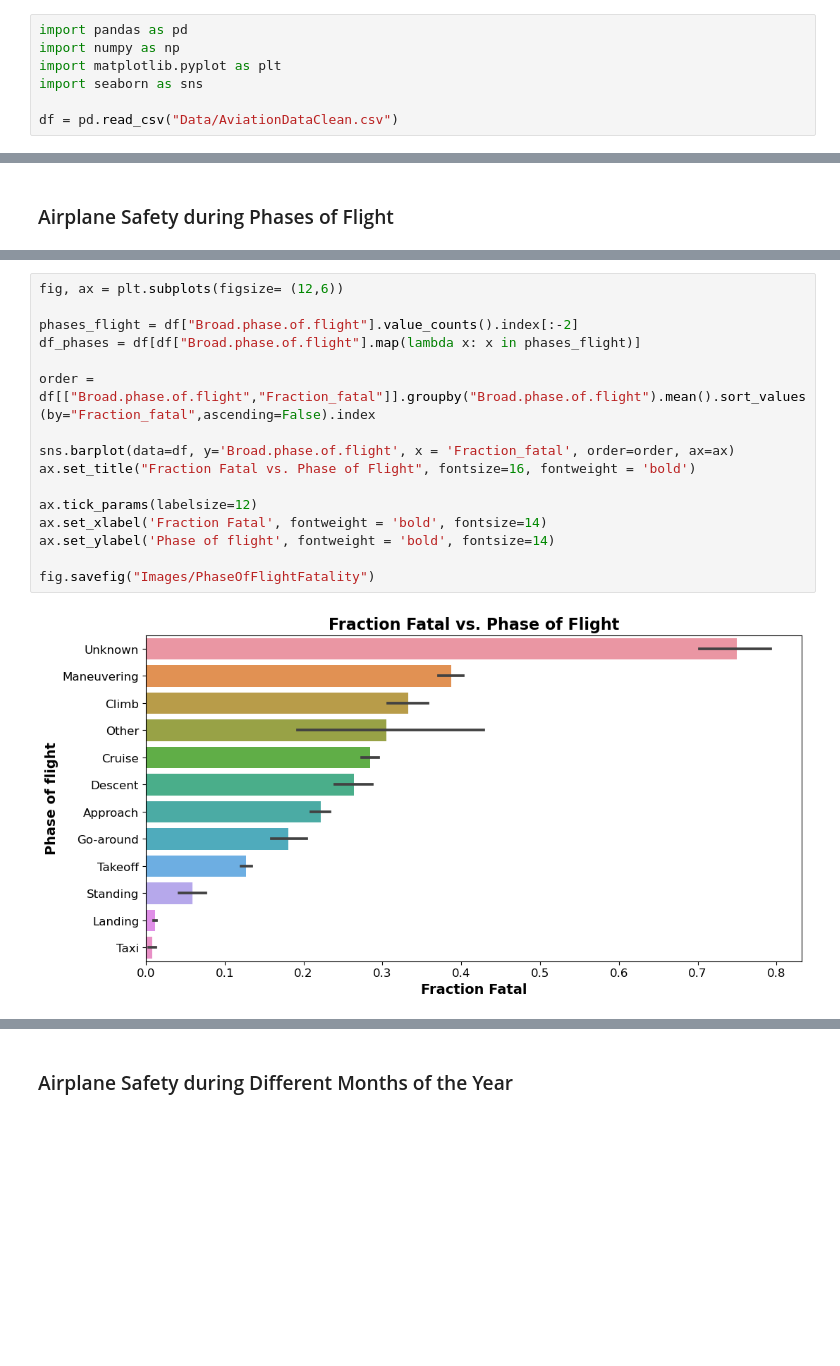
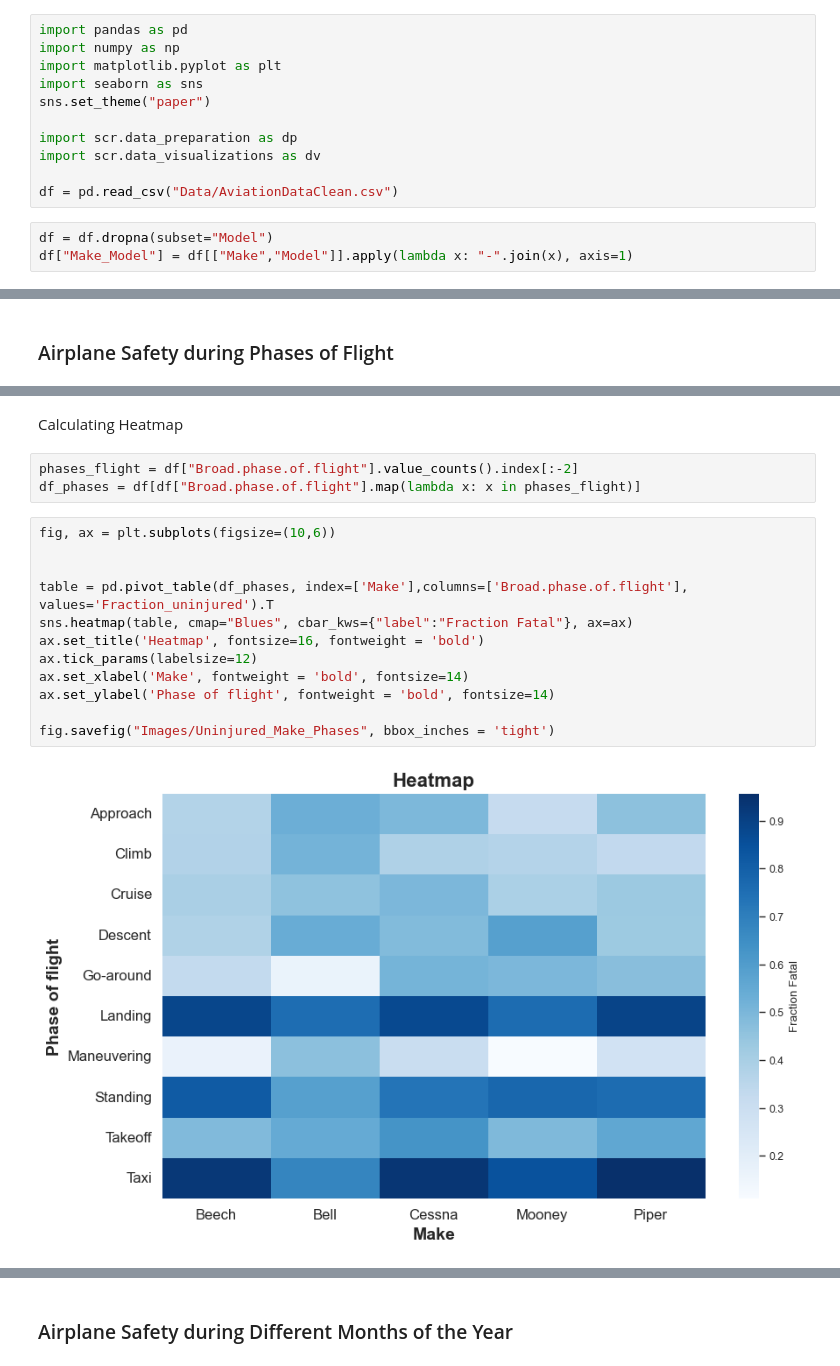
Before and after one commit to jgoett2/Phase1-Airplane-Zach-Jeff, a Jupyter notebook: AirplaneProject.ipynb, the cells around one changed output, grey strips where cells are left out. Drawn from its saved outputs; the diff is of its cells as text; blank space fills up the shorter version.

```diff
--- a/AirplaneProject.ipynb
+++ b/AirplaneProject.ipynb
@@ -36,8 +36,15 @@ import pandas as pd
 import numpy as np
 import matplotlib.pyplot as plt
 import seaborn as sns
+sns.set_theme("paper")
+
+import scr.data_preparation as dp
+import scr.data_visualizations as dv
 
 df = pd.read_csv("Data/AviationDataClean.csv")
+# %%
+df = df.dropna(subset="Model")
+df["Make_Model"] = df[["Make","Model"]].apply(lambda x: "-".join(x), axis=1)
 # %% [markdown]
 ## Outcome Data
 # %% [markdown]
@@ -92,18 +109,19 @@ fig.savefig("Images/FracFatalMake")
+# %% [markdown]
+Calculating Heatmap
+# %%
+phases_flight = df["Broad.phase.of.flight"].value_counts().index[:-2]
+df_phases = df[df["Broad.phase.of.flight"].map(lambda x: x in phases_flight)]
 # %%
-fig, ax = plt.subplots(figsize= (12,6))
+fig, ax = plt.subplots(figsize=(10,6))
 
-phases_flight = df["Broad.phase.of.flight"].value_counts().index[:-2]
-df_phases = df[df["Broad.phase.of.flight"].map(lambda x: x in phases_flight)]
 
-order = df[["Broad.phase.of.flight","Fraction_fatal"]].groupby("Broad.phase.of.flight").mean().sort_values(by="Fraction_fatal",ascending=False).index
-
-sns.barplot(data=df, y='Broad.phase.of.flight', x = 'Fraction_fatal', order=order, ax=ax)
-ax.set_title("Fraction Fatal vs. Phase of Flight", fontsize=16, fontweight = 'bold')
-
+table = pd.pivot_table(df_phases, index=['Make'],columns=['Broad.phase.of.flight'], values='Fraction_uninjured').T
+sns.heatmap(table, cmap="Blues", cbar_kws={"label":"Fraction Fatal"}, ax=ax)
+ax.set_title('Heatmap', fontsize=16, fontweight = 'bold')
 ax.tick_params(labelsize=12)
-ax.set_xlabel('Fraction Fatal', fontweight = 'bold', fontsize=14)
+ax.set_xlabel('Make', fontweight = 'bold', fontsize=14)
 ax.set_ylabel('Phase of flight', fontweight = 'bold', fontsize=14)
 
-fig.savefig("Images/PhaseOfFlightFatality")
+fig.savefig("Images/Uninjured_Make_Phases", bbox_inches = 'tight')
 # %% [output]
-[figure, old version]
+[figure, new version]
```
Also changed, not shown: parts of 13 cells of this notebook.
